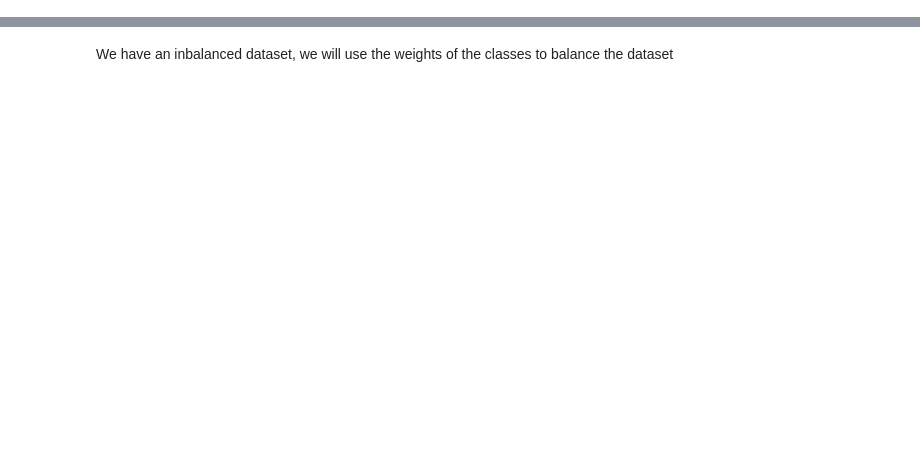
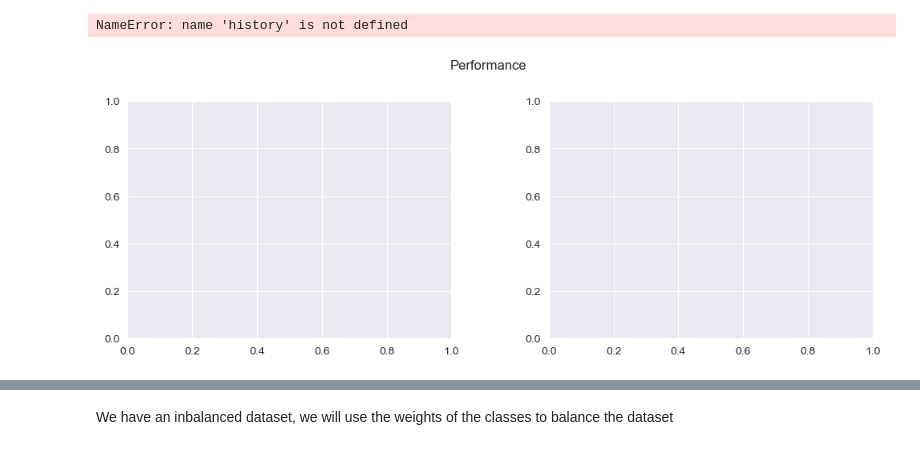
Before and after one commit to JHSchlegel/ML4Healthcare, a Jupyter notebook: project1/task2/CNN.ipynb, the cells around one changed output, grey strips where cells are left out. Cells and saved outputs as stored; diff of their text form; code cells hidden in the pictures; blank space fills up the shorter version.

Commit message:
Final implementation of the resnet50

```diff
--- a/project1/task2/CNN.ipynb
+++ b/project1/task2/CNN.ipynb
@@ -140,0 +307,18 @@ There are 5216 train images and 16 val images
+# %%
+train_dl = DeviceDataLoader(train_dl, device)
+val_dl = DeviceDataLoader(val_dl, device)
+
+model = to_device(PneumoniaResnet(), device)
+# %%
+epochs = 20
+lr = 0.0001
+grad_clip = None
+weight_decay = 1e-4
+opt_func = torch.optim.Adam
+# weighted loss for data class imbalance
+weight = torch.FloatTensor([3876/(1342+3876), 1342/(1342+3876)]).to(device)
+# %%
+history, optimizer, best_loss = fit(epochs, lr, model, train_dl, val_dl, weight,
+                                    grad_clip=grad_clip,
+                                    weight_decay=weight_decay,
+                                    opt_func=opt_func)
@@ -140,0 +353,26 @@ There are 5216 train images and 16 val images
+# %%
+# Plot Accuracy and Loss
+
+f, (ax1, ax2) = plt.subplots(1, 2, figsize=(12, 4))
+t = f.suptitle('Performance', fontsize=12)
+f.subplots_adjust(top=0.85, wspace=0.3)
+
+epoch_list = list(range(1,epochs+1))
+ax1.plot(epoch_list, history['train_acc'], label='Train Accuracy')
+ax1.plot(epoch_list, history['val_acc'], label='Validation Accuracy')
+ax1.set_xticks(np.arange(0, epochs+1, 5))
+ax1.set_ylabel('Accuracy Value')
+ax1.set_xlabel('Epoch')
+ax1.set_title('Accuracy')
+l1 = ax1.legend(loc="best")
+
+ax2.plot(epoch_list, history['train_loss'], label='Train Loss')
+ax2.plot(epoch_list, history['val_loss'], label='Validation Loss')
+ax2.set_xticks(np.arange(0, epochs+1, 5))
+ax2.set_ylabel('Loss Value')
+ax2.set_xlabel('Epoch')
+ax2.set_title('Loss')
+l2 = ax2.legend(loc="best")
+# %% [output]
+NameError: name 'history' is not defined
+[figure, added]
```
Also changed, not shown: parts of 47 cells of this notebook.
